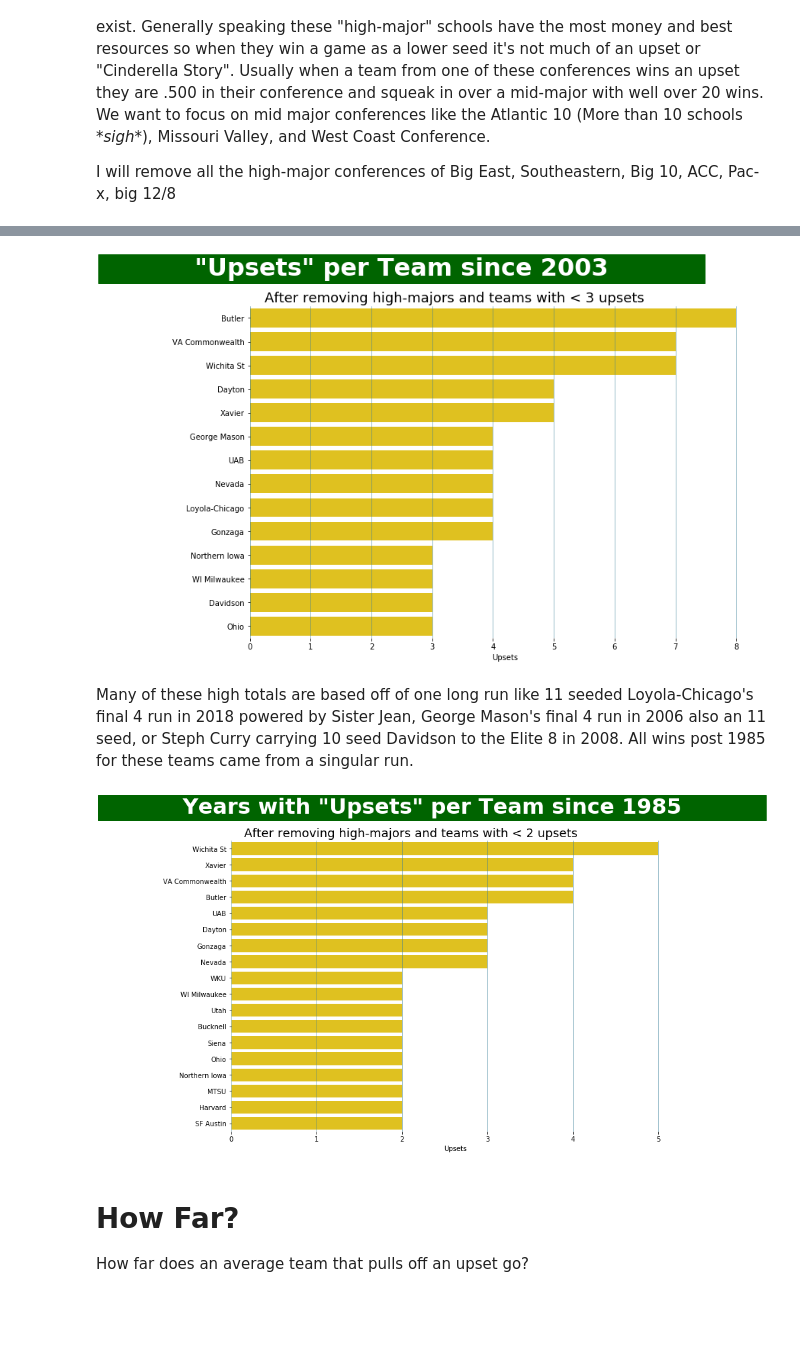
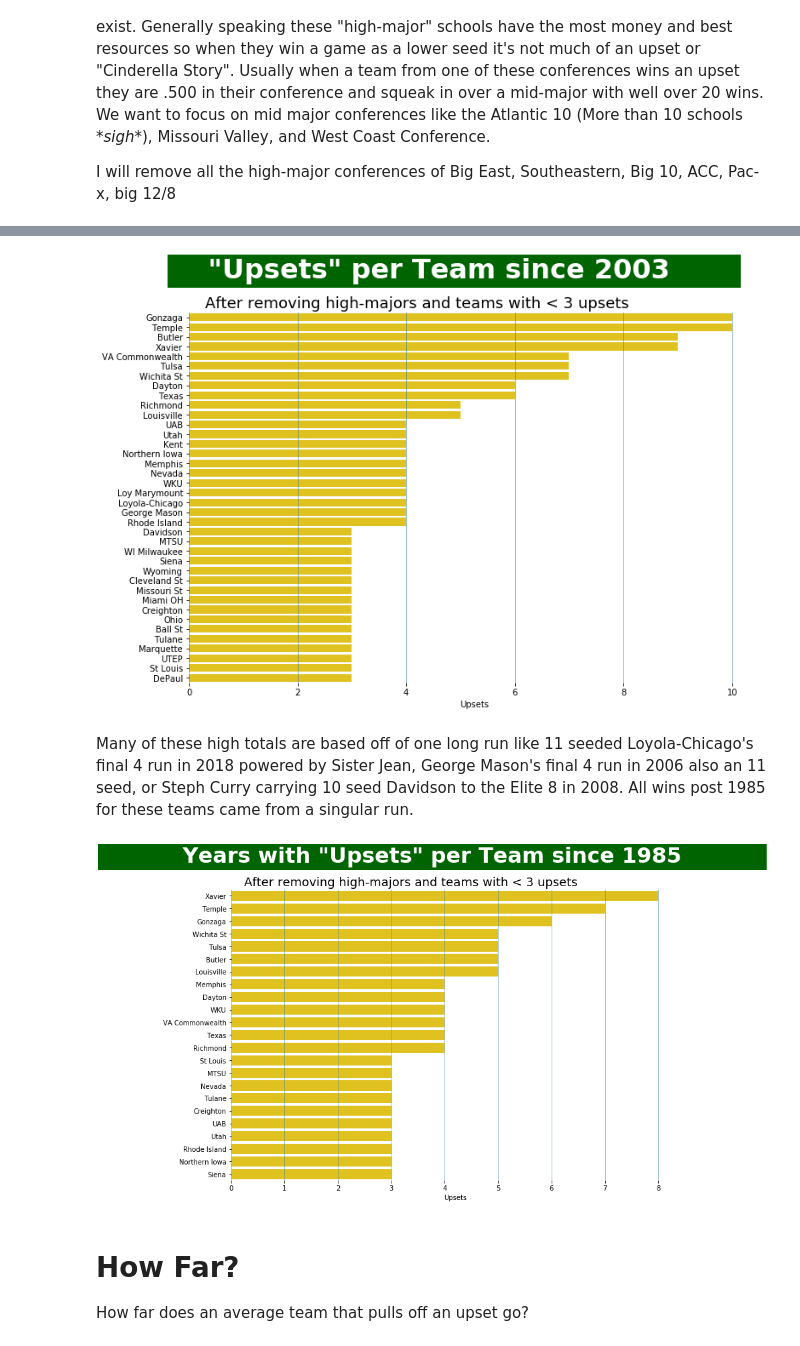
Before and after one commit to Regan831/basketball_predictions, a Jupyter notebook: EDA.ipynb, the cells around one changed output, grey strips where cells are left out. Drawn from its saved outputs; the diff is of its cells as text; code cells hidden in the pictures; blank space fills up the shorter version.

```diff
--- a/EDA.ipynb
+++ b/EDA.ipynb
@@ -5,5 +5,6 @@ import seaborn as sns
 from matplotlib.ticker import MaxNLocator
 import numpy as np
 # %%
-df_tourney_wins = pd.read_pickle('df_tourney_wins').drop('diff', axis=1)
+# df_tourney_wins = pd.read_pickle('df_tourney_wins').drop('diff', axis=1)
 df_tourney_all_games =  pd.read_pickle('df_tourney_all_games')
+df_tourney_all_games_1985 = pd.read_pickle('df_tourney_all_games_1985')
@@ -54,11 +71,12 @@ See the caveats in the documentation: http://pandas.pydata.org/pandas-docs/stabl
 # %%
+upsets = df_tourney_all_games_1985[df_tourney_all_games_1985['upset'] == True]
 upset_seed_dif = upsets.groupby('Wseed').seed_dif.mean().reset_index()
 
 fig, ax = plt.subplots(figsize=(12, 6))
 sns.barplot(data= upset_seed_dif, x='Wseed',y='seed_dif', color='#FFD700')
 plt.box(False)
 
-fig.text(x=0, y=1, s='   Average Seed Difference In Upsets Since 2003   ', fontsize=32, weight='bold', color='white', backgroundcolor='green')
+fig.text(x=0, y=1, s='   Average Seed Difference In Upsets Since 1985   ', fontsize=32, weight='bold', color='white', backgroundcolor='green')
 
 ax.yaxis.set_major_locator(MaxNLocator(integer=True, steps=[1, 2, 5, 10]))
 ax.yaxis.grid(which='both', linewidth=0.5, color='#3c7f99')
@@ -159,20 +219,20 @@ plt.xlabel('Upsets'), plt.ylabel('');
 # %%
 fig, ax = plt.subplots(figsize=(12, 8))
 sns.countplot(y=upsets.WTeamName, order=upsets.WTeamName.value_counts().index[upsets.WTeamName.value_counts() > 2], color='#FFD700')
 plt.box(False)
 
-fig.text(x=-.1, y=0.95, s='           "Upsets" per Team since 2003           ', fontsize=32, weight='bold', color='white', backgroundcolor='darkgreen')
+fig.text(x=.1, y=0.95, s='    "Upsets" per Team since 2003       ', fontsize=32, weight='bold', color='white', backgroundcolor='darkgreen')
 
 plt.title(x=.4,label="After removing high-majors and teams with < 3 upsets", fontsize='18')
 ax.xaxis.grid(which='both', linewidth=0.5, color='#3c7f99')
 plt.xlabel('Upsets'), plt.ylabel('');
 # %% [output]
-[figure, old version]
+[figure, new version]
 # %% [markdown]
 Many of these high totals are based off of one long run like 11 seeded Loyola-Chicago's final 4 run in 2018 powered by Sister Jean, George Mason's final 4 run in 2006 also an 11 seed, or Steph Curry carrying 10 seed Davidson to the Elite 8 in 2008. All wins post 1985 for these teams came from a singular run.
 # %%
 df_season_upsets = upsets.groupby(['WTeamName']).agg({"Season": pd.Series.nunique})
-df_season_upsets = df_season_upsets[df_season_upsets['Season'] > 1].reset_index()
+df_season_upsets = df_season_upsets[df_season_upsets['Season'] > 2].reset_index()
 
 fig, ax = plt.subplots(figsize=(12, 8))
 sns.barplot(data = df_season_upsets.sort_values(by=['Season'], ascending=False),y='WTeamName', x='Season', color='#FFD700')
@@ -180,11 +240,11 @@ plt.box(False)
 
 fig.text(x=-.1, y=0.95, s='           Years with "Upsets" per Team since 1985           ', fontsize=32, weight='bold', color='white', backgroundcolor='darkgreen')
 
-plt.title(x=.4,label="After removing high-majors and teams with < 2 upsets", fontsize='18')
+plt.title(x=.4,label="After removing high-majors and teams with < 3 upsets", fontsize='18')
 ax.xaxis.grid(which='both', linewidth=0.5, color='#3c7f99')
 plt.xlabel('Upsets'), plt.ylabel('');
 # %% [output]
-[figure, old version]
+[figure, new version]
 # %% [markdown]
 # How Far?
 How far does an average team that pulls off an upset go?
```
Also changed, not shown: parts of 17 cells of this notebook.
